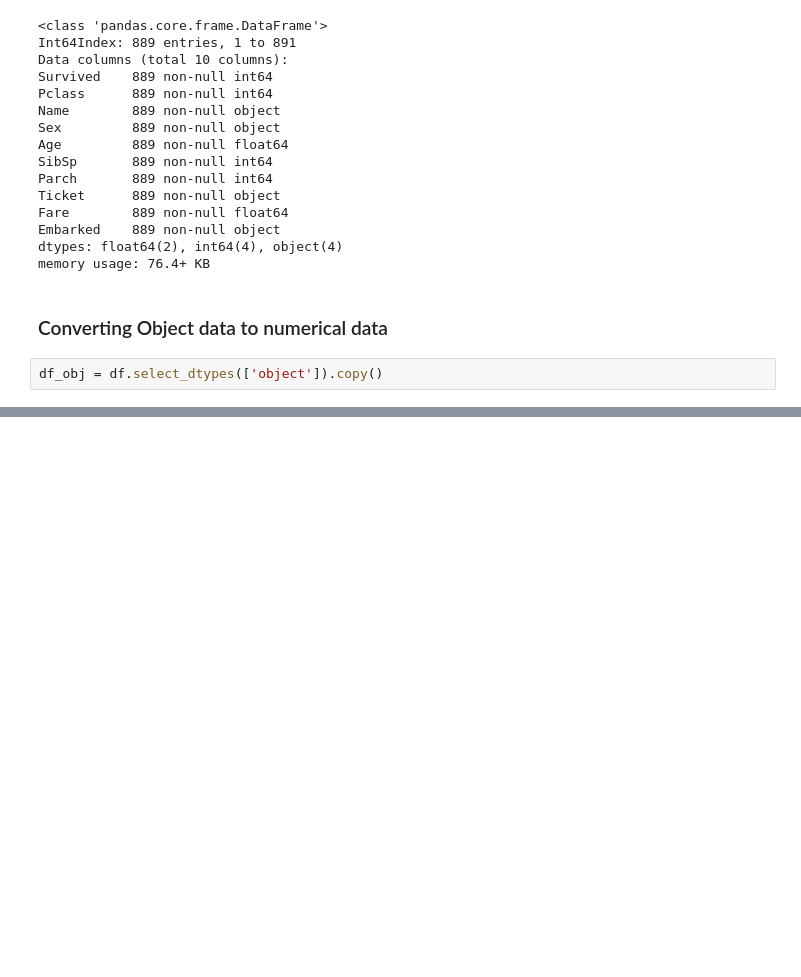
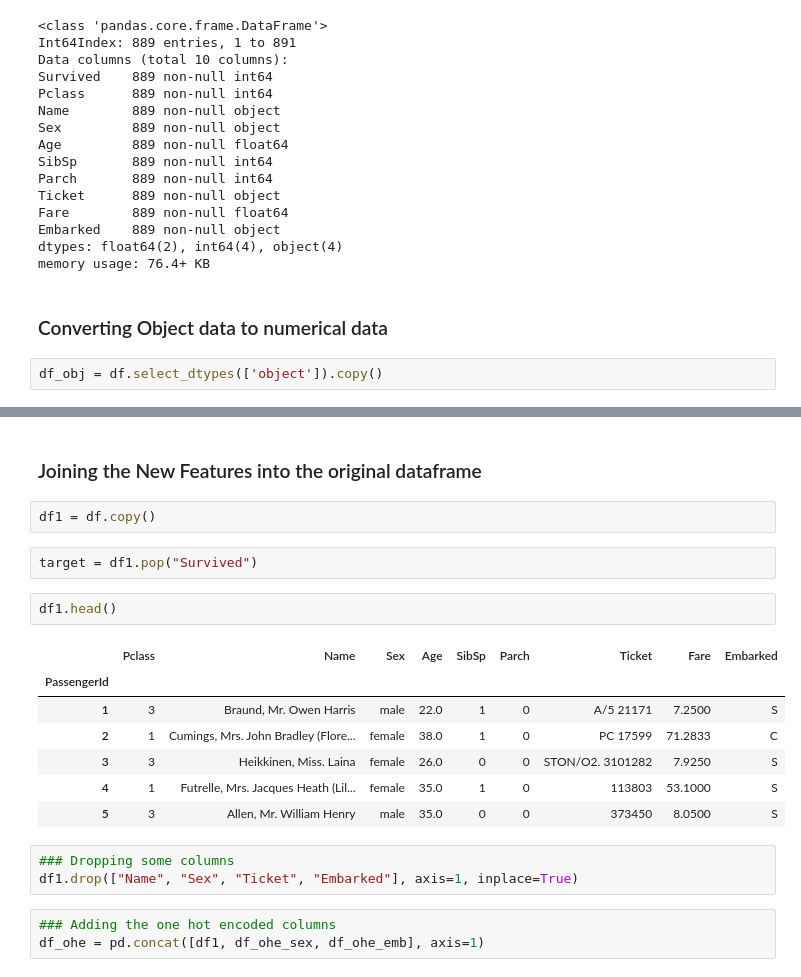
Before and after one commit to Reljod/Kaggle-Titanic-Understanding-Survivability, a Jupyter notebook: Titanic.ipynb, the cells around one changed output, grey strips where cells are left out. Saved outputs shown, nothing was run; the diff lists cells and outputs as text; blank space fills up the shorter version.

```diff
--- a/Titanic.ipynb
+++ b/Titanic.ipynb
@@ -319,0 +360,22 @@ df_obj
+# %% [markdown]
+### Joining the New Features into the original dataframe
+# %%
+df1 = df.copy()
+# %%
+target = df1.pop("Survived")
+# %%
+df1.head()
+# %% [output]
+|  | Pclass | Name | Sex | Age | SibSp | Parch | Ticket | Fare | Embarked |
+| PassengerId |  |  |  |  |  |  |  |  |  |
+| 1 | 3 | Braund, Mr. Owen Harris | male | 22.0 | 1 | 0 | A/5 21171 | 7.2500 | S |
+| 2 | 1 | Cumings, Mrs. John Bradley (Flore... | female | 38.0 | 1 | 0 | PC 17599 | 71.2833 | C |
+| 3 | 3 | Heikkinen, Miss. Laina | female | 26.0 | 0 | 0 | STON/O2. 3101282 | 7.9250 | S |
+| 4 | 1 | Futrelle, Mrs. Jacques Heath (Lil... | female | 35.0 | 1 | 0 | 113803 | 53.1000 | S |
+| 5 | 3 | Allen, Mr. William Henry | male | 35.0 | 0 | 0 | 373450 | 8.0500 | S |
+# %%
+### Dropping some columns
+df1.drop(["Name", "Sex", "Ticket", "Embarked"], axis=1, inplace=True)
+# %%
+### Adding the one hot encoded columns
+df_ohe = pd.concat([df1, df_ohe_sex, df_ohe_emb], axis=1)
```
Also changed, not shown: parts of 62 cells of this notebook.
